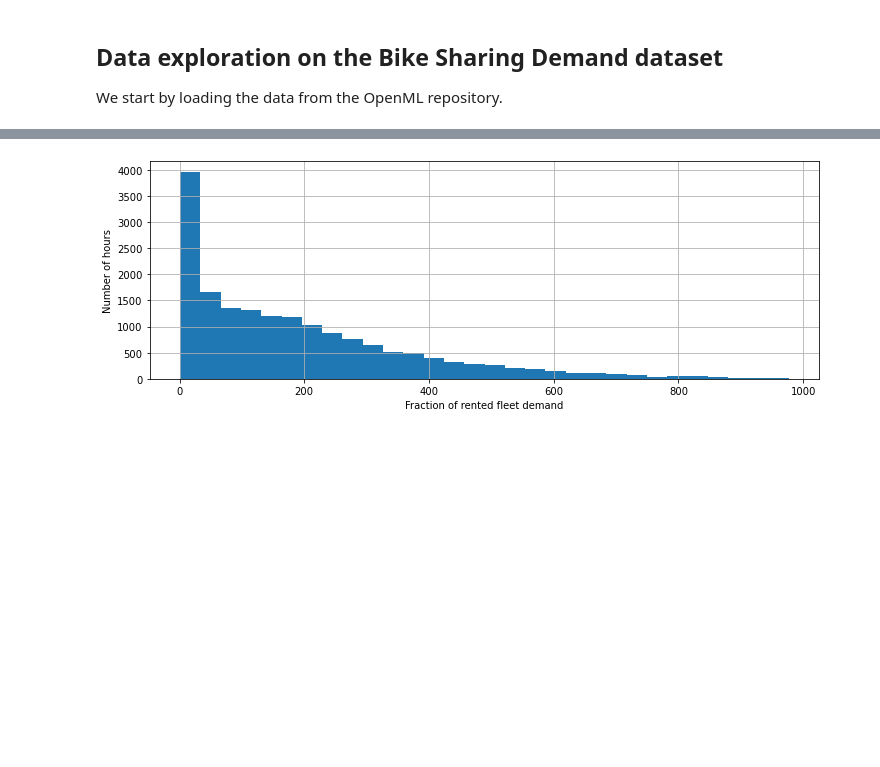
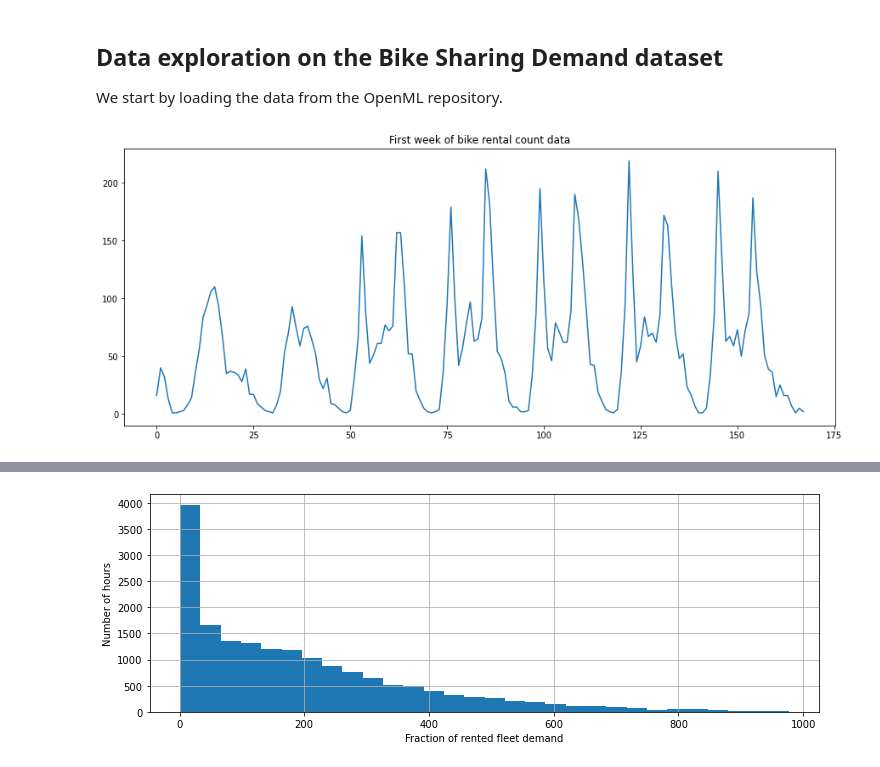
Before and after one commit to ogrisel/euroscipy-2022-time-series, a Jupyter notebook: plot_time_series_feature_engineering.ipynb, the cells around one changed output, grey strips where cells are left out. Drawn from its saved outputs; the diff is of its cells as text; code cells hidden in the pictures; blank space fills up the shorter version.

```diff
--- a/plot_time_series_feature_engineering.ipynb
+++ b/plot_time_series_feature_engineering.ipynb
@@ -58,3 +58,11 @@ bike_sharing = fetch_openml(
 )
 df = bike_sharing.frame
 count = df["count"]
+# %%
+import matplotlib.pyplot as plt
+
+
+count[:7 * 24].plot(figsize=(15, 6))
+_ = plt.title("First week of bike rental count data")
+# %% [output]
+[figure, added]
```
Also changed, not shown: parts of 33 cells of this notebook.
